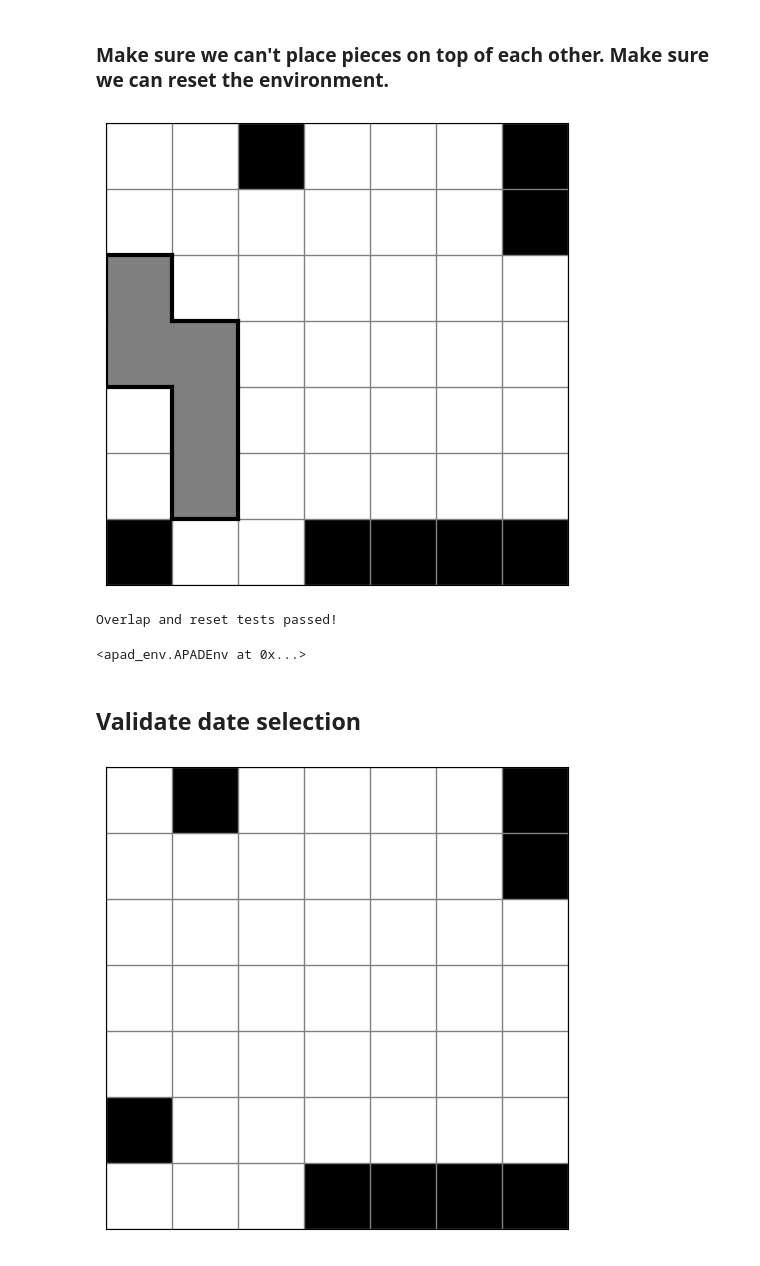
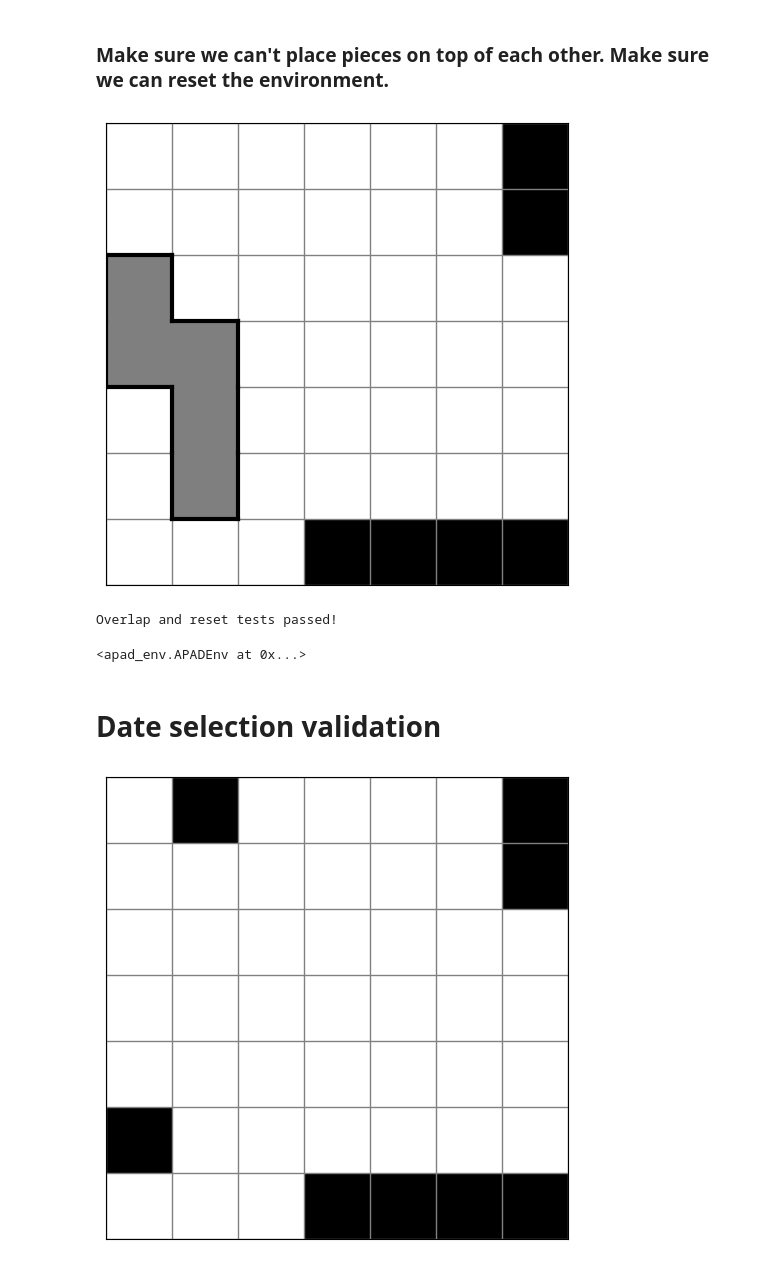
Before and after one commit to bamesserly/apad-puzzle-rl, a Jupyter notebook: apad_env_validation.ipynb, the cells around one changed output. Cells and saved outputs as stored; diff of their text form; code cells hidden in the pictures.

```diff
--- a/apad_env_validation.ipynb
+++ b/apad_env_validation.ipynb
@@ -61,36 +58,36 @@ All tests passed
 ### Make sure we can't place pieces on top of each other. Make sure we can reset the environment.
 # %%
 def test_overlap_and_reset():
-    env = APADEnv()
+    env = APADEnv(-1,-1)
 
     # Find two valid positions for same piece type
     pos1 = 14  # Should be valid
     pos2 = 15  # Adjacent position
 
     # Place first piece
     if env._is_valid_placement(0, 0, 0, pos1):
         env._place_piece_components(1, 0, 0, pos1)
         env.visualize()
 
         # Try to place overlapping piece (should fail)
         overlap_valid = env._is_valid_placement(0, 0, 0, pos2)
         assert overlap_valid == False
 
         # Test reset
         obs, info = env.reset()
         assert np.sum(env.remaining_pieces) == 8  # All pieces available
         assert np.sum(env.grid > 0) == 0  # Only invalid cells marked
 
     print("Overlap and reset tests passed!")
     return env
 
 test_overlap_and_reset()
 # %% [output]
-[figure, old version]
+[figure, new version]
 Overlap and reset tests passed!
 <apad_env.APADEnv at 0x...>
 # %% [markdown]
-## Validate date selection
+# Date selection validation
 # %%
 env = APADEnv(2,22) # feb 22
 env.visualize()
```
Also changed, not shown: parts of 13 cells of this notebook, 6 other files.
